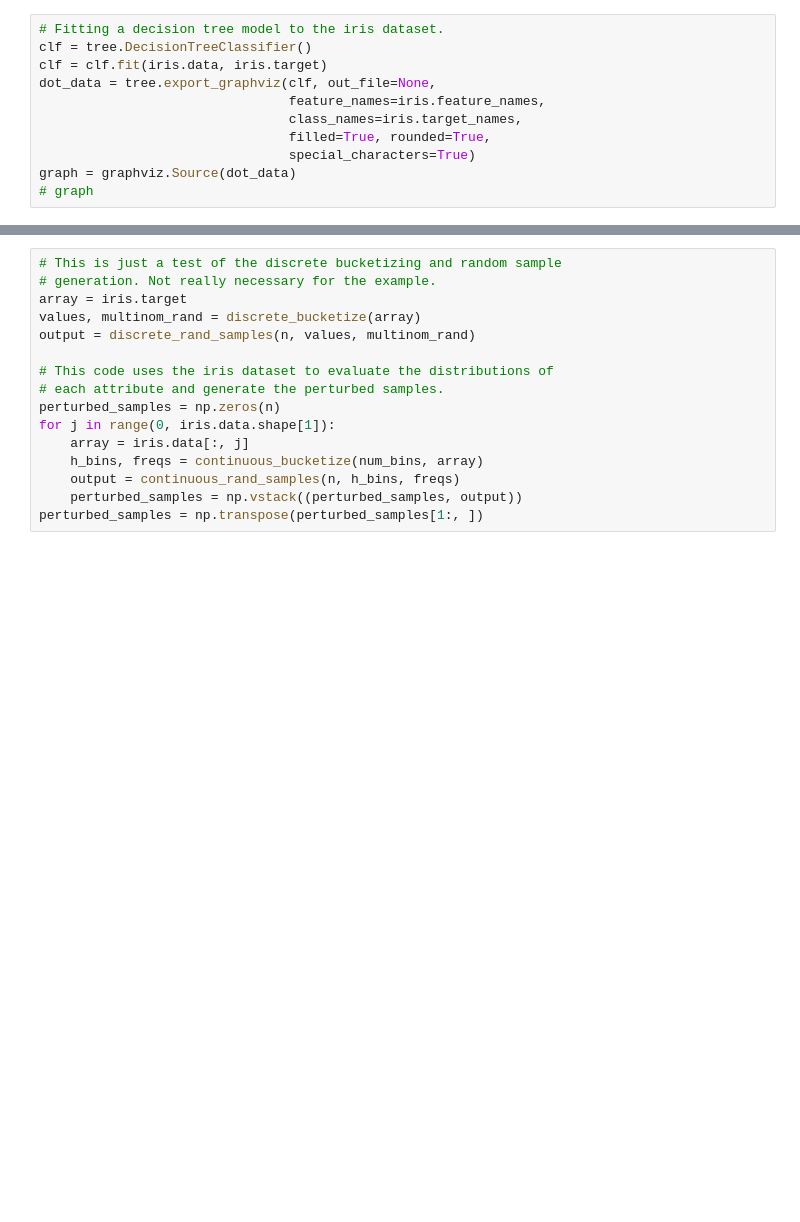
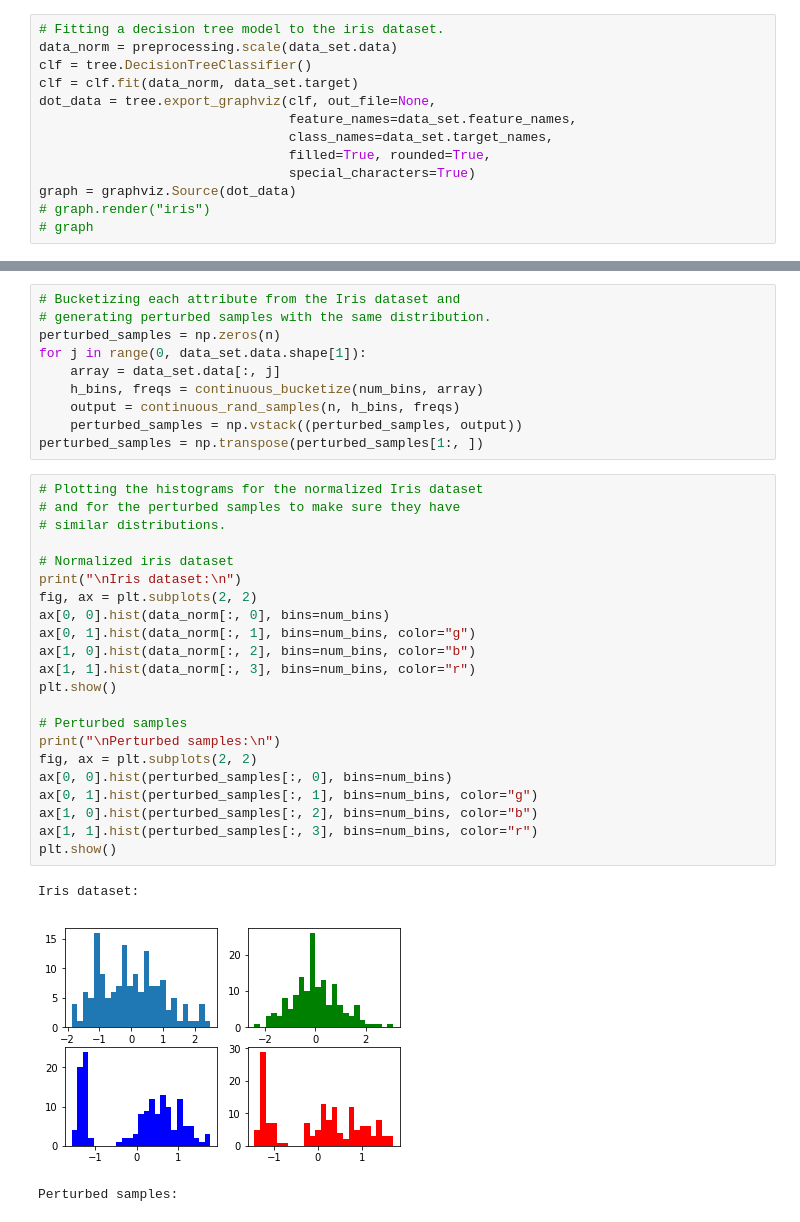
Before and after one commit to PKing70/LIMEaid, a Jupyter notebook: our_LIME_code/LIME_PoC.ipynb, the cells around one changed output, grey strips where cells are left out. Cells and saved outputs as stored; diff of their text form; blank space fills up the shorter version.

```diff
--- a/our_LIME_code/LIME_PoC.ipynb
+++ b/our_LIME_code/LIME_PoC.ipynb
@@ -17,13 +43,15 @@ num_bins = 25
 # %%
 # Fitting a decision tree model to the iris dataset.
+data_norm = preprocessing.scale(data_set.data)
 clf = tree.DecisionTreeClassifier()
-clf = clf.fit(iris.data, iris.target)
+clf = clf.fit(data_norm, data_set.target)
 dot_data = tree.export_graphviz(clf, out_file=None,
-                                feature_names=iris.feature_names,
-                                class_names=iris.target_names,
+                                feature_names=data_set.feature_names,
+                                class_names=data_set.target_names,
                                 filled=True, rounded=True,
                                 special_characters=True)
 graph = graphviz.Source(dot_data)
+# graph.render("iris")
 # graph
 # %%
 ####################################################################
@@ -123,16 +206,36 @@ def continuous_rand_samples(n, bins, freqs):
 # %%
-# This is just a test of the discrete bucketizing and random sample
-# generation. Not really necessary for the example.
-array = iris.target
-values, multinom_rand = discrete_bucketize(array)
-output = discrete_rand_samples(n, values, multinom_rand)
-
-# This code uses the iris dataset to evaluate the distributions of
-# each attribute and generate the perturbed samples.
+# Bucketizing each attribute from the Iris dataset and
+# generating perturbed samples with the same distribution.
 perturbed_samples = np.zeros(n)
-for j in range(0, iris.data.shape[1]):
-    array = iris.data[:, j]
+for j in range(0, data_set.data.shape[1]):
+    array = data_set.data[:, j]
     h_bins, freqs = continuous_bucketize(num_bins, array)
     output = continuous_rand_samples(n, h_bins, freqs)
     perturbed_samples = np.vstack((perturbed_samples, output))
 perturbed_samples = np.transpose(perturbed_samples[1:, ])
+# %%
+# Plotting the histograms for the normalized Iris dataset
+# and for the perturbed samples to make sure they have
+# similar distributions.
+
+# Normalized iris dataset
+print("\nIris dataset:\n")
+fig, ax = plt.subplots(2, 2)
+ax[0, 0].hist(data_norm[:, 0], bins=num_bins)
+ax[0, 1].hist(data_norm[:, 1], bins=num_bins, color="g")
+ax[1, 0].hist(data_norm[:, 2], bins=num_bins, color="b")
+ax[1, 1].hist(data_norm[:, 3], bins=num_bins, color="r")
+plt.show()
+
+# Perturbed samples
+print("\nPerturbed samples:\n")
+fig, ax = plt.subplots(2, 2)
+ax[0, 0].hist(perturbed_samples[:, 0], bins=num_bins)
+ax[0, 1].hist(perturbed_samples[:, 1], bins=num_bins, color="g")
+ax[1, 0].hist(perturbed_samples[:, 2], bins=num_bins, color="b")
+ax[1, 1].hist(perturbed_samples[:, 3], bins=num_bins, color="r")
+plt.show()
+# %% [output]
+Iris dataset:
+[figure, added]
+Perturbed samples:
```
Also changed, not shown: parts of 16 cells of this notebook.
